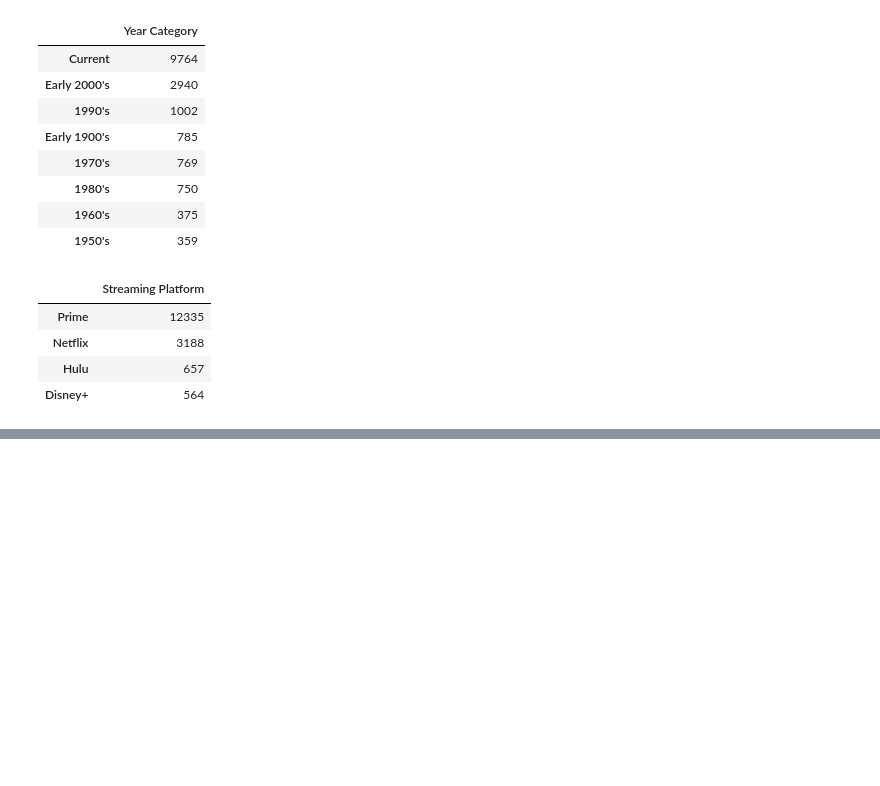
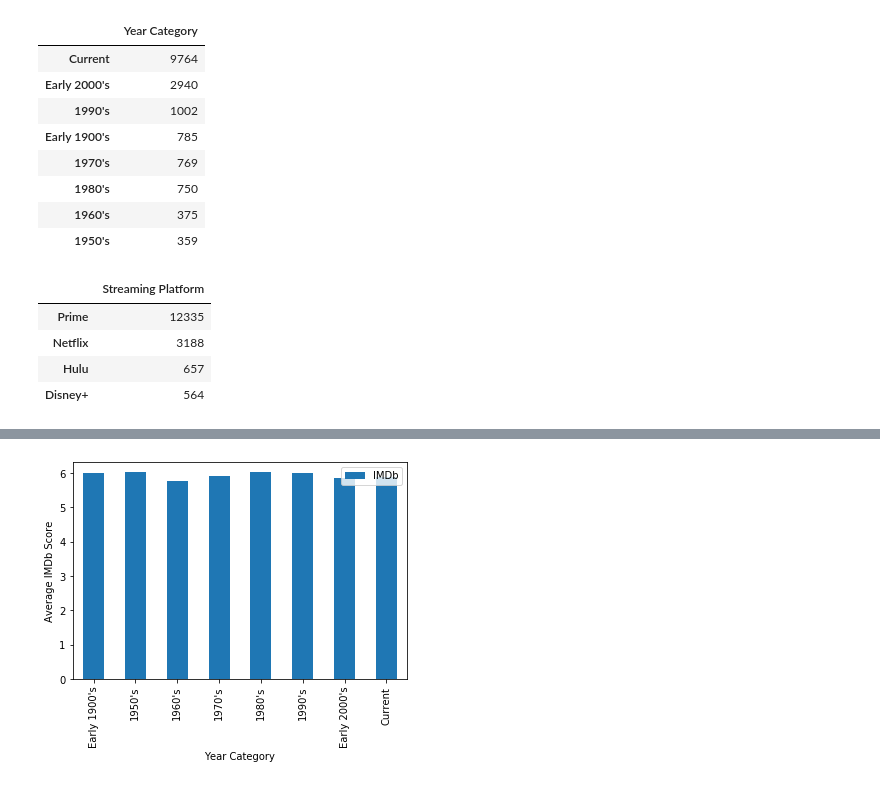
Before and after one commit to tracygoznikar/Project-1, a Jupyter notebook: Project1-Year Analysis.ipynb, the cells around one changed output, grey strips where cells are left out. Cells and saved outputs as stored; diff of their text form; code cells hidden in the pictures; blank space fills up the shorter version.

```diff
--- a/Project1-Year Analysis.ipynb
+++ b/Project1-Year Analysis.ipynb
@@ -142,0 +166,3 @@ plt.show()
+# %%
+year_analysis3 = year_df.groupby(['Year Category'])[['IMDb']].mean()
+year_analysis3
@@ -142,0 +180,8 @@ plt.show()
+# %%
+year_imdb = year_analysis3.plot(kind='bar', stacked=True)
+year_imdb.set_xlabel("Year Category")
+year_imdb.set_ylabel('Average IMDb Score')
+
+plt.show()
+# %% [output]
+[figure, added]
```
Also changed, not shown: parts of 18 cells of this notebook.
